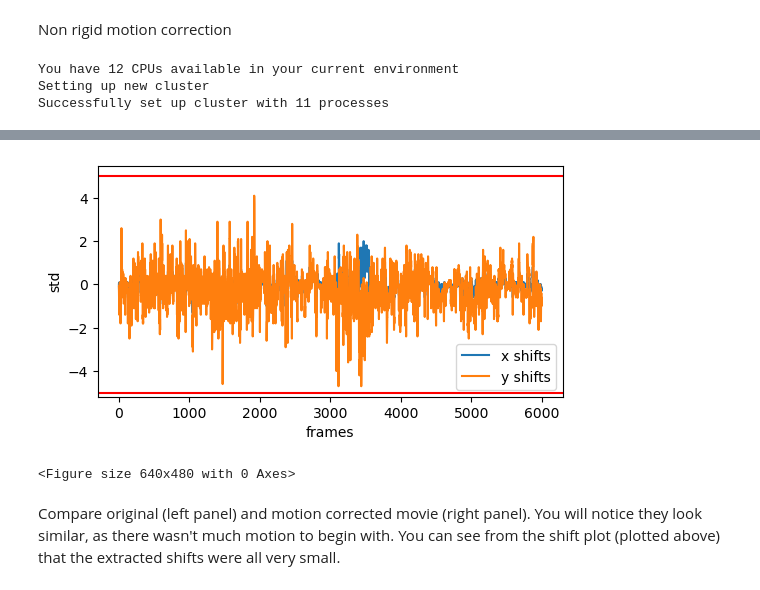
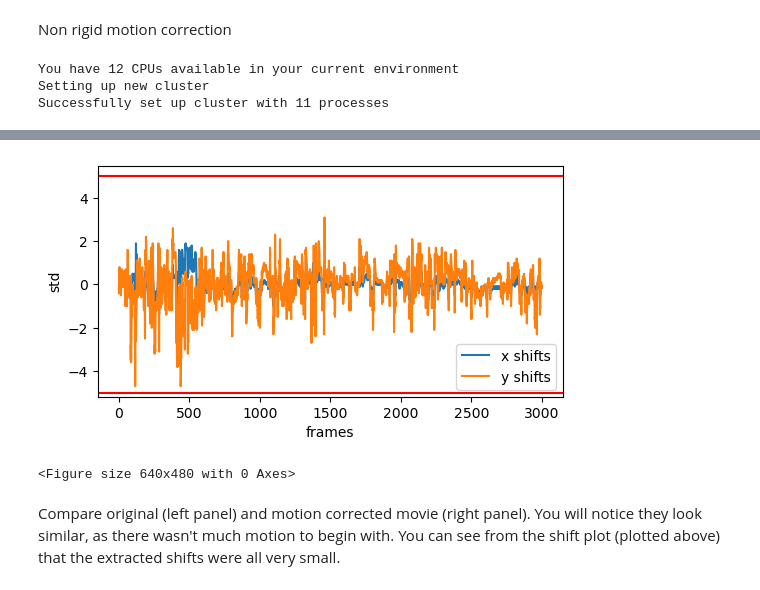
Before and after one commit to JohnStout/caiman_fastplotlib_notebooks, a Jupyter notebook: code/miniscope_cnmfe/CNMFE_knownParams.ipynb, the cells around one changed output, grey strips where cells are left out. Drawn from its saved outputs; the diff is of its cells as text; code cells hidden in the pictures.

```diff
--- a/code/miniscope_cnmfe/CNMFE_knownParams.ipynb
+++ b/code/miniscope_cnmfe/CNMFE_knownParams.ipynb
@@ -112,9 +114,10 @@ Here is an example of where my .avi files were saved:
 # %%
-movie_path = r'/Users/js0403/miniscope/PFC-Neurons/122D/AAV2/3-Syn-GCaMP8f/2024_03_05/12_51_33/miniscopeDeviceName'
+movie_path = r'/Users/js0403/miniscope/PFC-Neurons/122D/AAV2/3-Syn-GCaMP8f/2024_03_05/12_51_33/miniscopeDeviceName/full_movie.tif'
 gSig_val = 6
 min_corr = 0.8
 min_pnr = 4
 rf = 200 # was 60, was 150 for cnmfe on 122D
+neur_size = 2*gSig_val + 1 # 4* for fullsize field
 
 # define stride (cnmfe refers to overlap, but mot correction refers to starting new patch every n pixels
 stride = int(rf/2)
@@ -210,6 +215,8 @@ if 'path_chain' in locals():
     movie_path = path_chain
 
 # get cluster started/restarted
+if 'cluster' in locals():
+    cluster.terminate()
 cluster, n_processes = autocluster()
 
 # motion correct
@@ -246,4 +253,4 @@ Successfully set up cluster with 11 processes
-[figure, old version]
+[figure, new version]
 <Figure size 640x480 with 0 Axes>
 # %% [markdown]
 Compare original (left panel) and motion corrected movie (right panel). You will notice they look similar, as there wasn't much motion to begin with. You can see from the shift plot (plotted above) that the extracted shifts were all very small.
```
Also changed, not shown: parts of 8 cells of this notebook, 8 other files.
